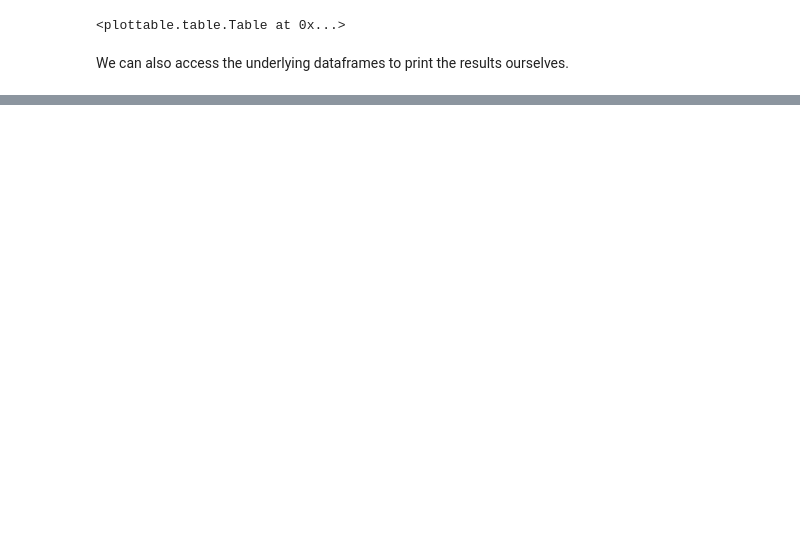
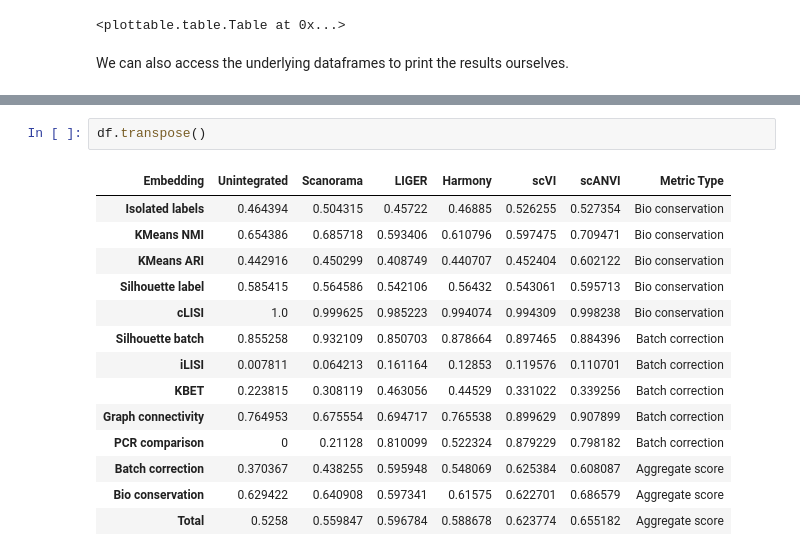
Before and after one commit to YosefLab/scib-metrics, a Jupyter notebook: docs/notebooks/lung_example.ipynb, the cells around one changed output, grey strips where cells are left out. Saved outputs shown, nothing was run; the diff lists cells and outputs as text; blank space fills up the shorter version.

```diff
--- a/docs/notebooks/lung_example.ipynb
+++ b/docs/notebooks/lung_example.ipynb
@@ -185 +187,18 @@ scANVI                0.66488
 Metric Type   Aggregate score
+# %%
+df.transpose()
+# %% [output]
+| Embedding | Unintegrated | Scanorama | LIGER | Harmony | scVI | scANVI | Metric Type |
+| Isolated labels | 0.464394 | 0.504315 | 0.45722 | 0.46885 | 0.526255 | 0.527354 | Bio conservation |
+| KMeans NMI | 0.654386 | 0.685718 | 0.593406 | 0.610796 | 0.597475 | 0.709471 | Bio conservation |
+| KMeans ARI | 0.442916 | 0.450299 | 0.408749 | 0.440707 | 0.452404 | 0.602122 | Bio conservation |
+| Silhouette label | 0.585415 | 0.564586 | 0.542106 | 0.56432 | 0.543061 | 0.595713 | Bio conservation |
+| cLISI | 1.0 | 0.999625 | 0.985223 | 0.994074 | 0.994309 | 0.998238 | Bio conservation |
+| Silhouette batch | 0.855258 | 0.932109 | 0.850703 | 0.878664 | 0.897465 | 0.884396 | Batch correction |
+| iLISI | 0.007811 | 0.064213 | 0.161164 | 0.12853 | 0.119576 | 0.110701 | Batch correction |
+| KBET | 0.223815 | 0.308119 | 0.463056 | 0.44529 | 0.331022 | 0.339256 | Batch correction |
+| Graph connectivity | 0.764953 | 0.675554 | 0.694717 | 0.765538 | 0.899629 | 0.907899 | Batch correction |
+| PCR comparison | 0 | 0.21128 | 0.810099 | 0.522324 | 0.879229 | 0.798182 | Batch correction |
+| Batch correction | 0.370367 | 0.438255 | 0.595948 | 0.548069 | 0.625384 | 0.608087 | Aggregate score |
+| Bio conservation | 0.629422 | 0.640908 | 0.597341 | 0.61575 | 0.622701 | 0.686579 | Aggregate score |
+| Total | 0.5258 | 0.559847 | 0.596784 | 0.588678 | 0.623774 | 0.655182 | Aggregate score |
```
Also changed, not shown: parts of 5 cells of this notebook, 9 other files.
